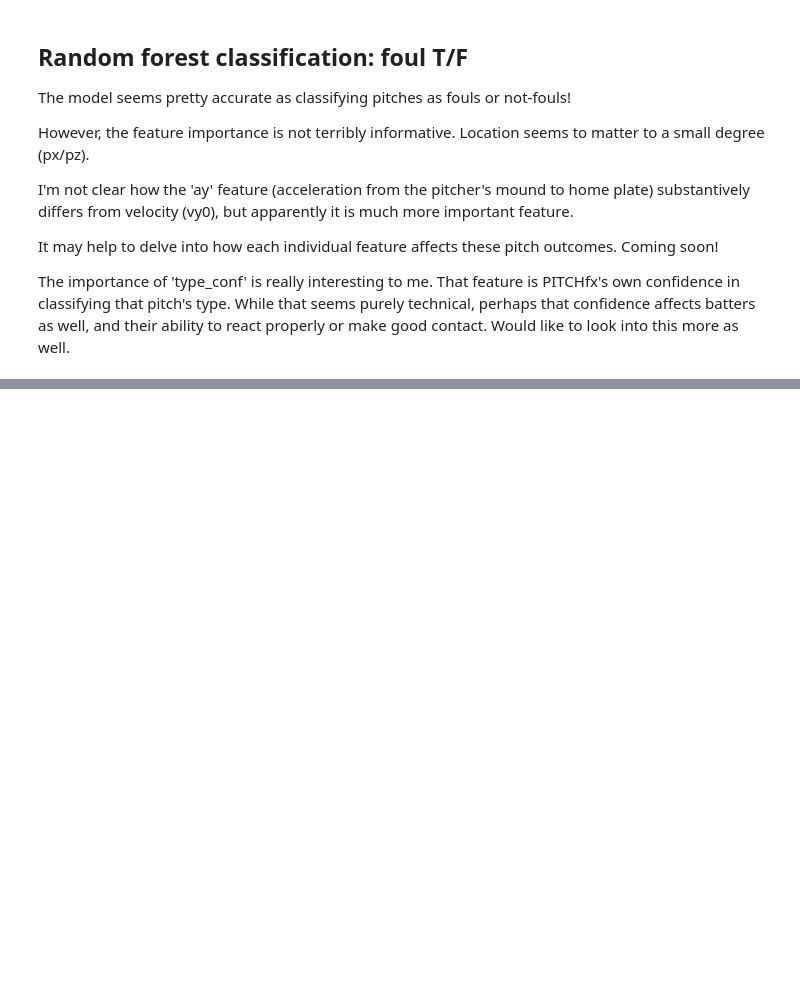
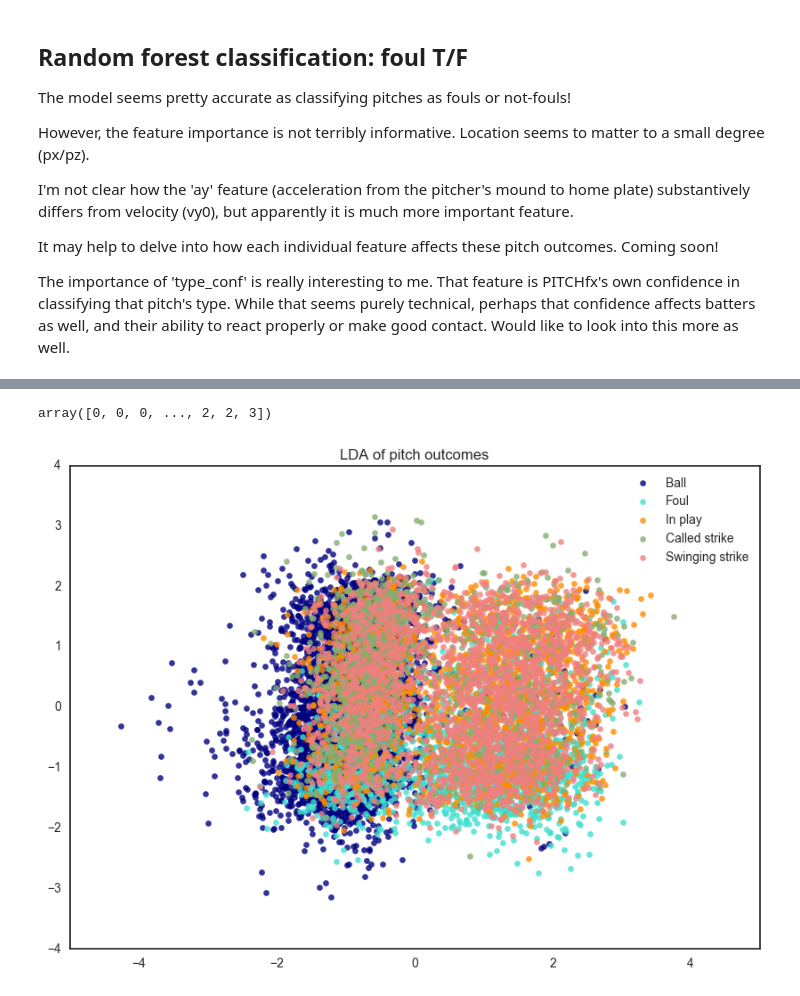
Before and after one commit to aredoubles/FoulBall, a Jupyter notebook: Pitch FX Exploration.ipynb, the cells around one changed output, grey strips where cells are left out. Saved outputs shown, nothing was run; the diff lists cells and outputs as text; code cells hidden in the pictures; blank space fills up the shorter version.

```diff
--- a/Pitch FX Exploration.ipynb
+++ b/Pitch FX Exploration.ipynb
@@ -272,0 +290,13 @@ So it's somewhat surprising that pitch location rates as the most important feat
+# %%
+# Encode pitch outcomes
+le = preprocessing.LabelEncoder()
+ency = le.fit_transform(y)
+# %%
+lda = LinearDiscriminantAnalysis(n_components=2)    #n_components is basically the # of axes
+
+foultf = lda.fit_transform(X, ency)
+
+'''
+Warning that variables are collinear, could therefore under-estimate separation between groups
+Should select features based on the correlation chart above
+'''
@@ -272,0 +305,17 @@ So it's somewhat surprising that pitch location rates as the most important feat
+# %%
+ency
+# %% [output]
+array([0, 0, 0, ..., 2, 2, 3])
+# %%
+plt.figure(figsize = (10,7))
+colors = ['navy', 'turquoise', 'darkorange', 'sage', 'lightcoral']
+outcomes = ['Ball', 'Foul', 'In play', 'Called strike', 'Swinging strike']
+lw = 2
+for color, i, cat in zip(colors, [0,1,2,3,4], outcomes):
+    plt.scatter(foultf[ency == i, 0], foultf[ency == i, 1], alpha=.8, color=color,
+                label=cat)
+plt.legend(loc='best', shadow=False, scatterpoints=1)
+plt.title('LDA of pitch outcomes')
+plt.show()
+# %% [output]
+[figure, added]
```
Also changed, not shown: parts of 15 cells of this notebook, 2 other files.
